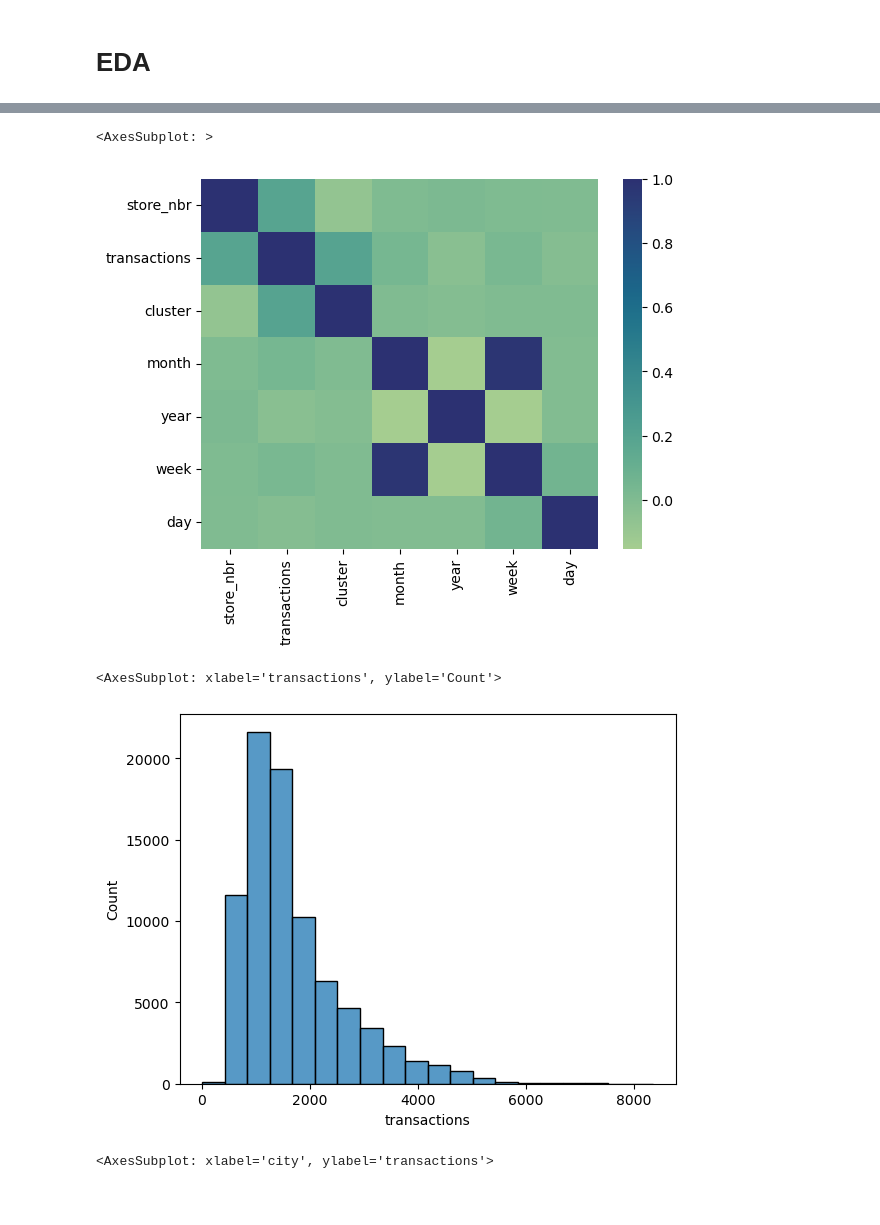
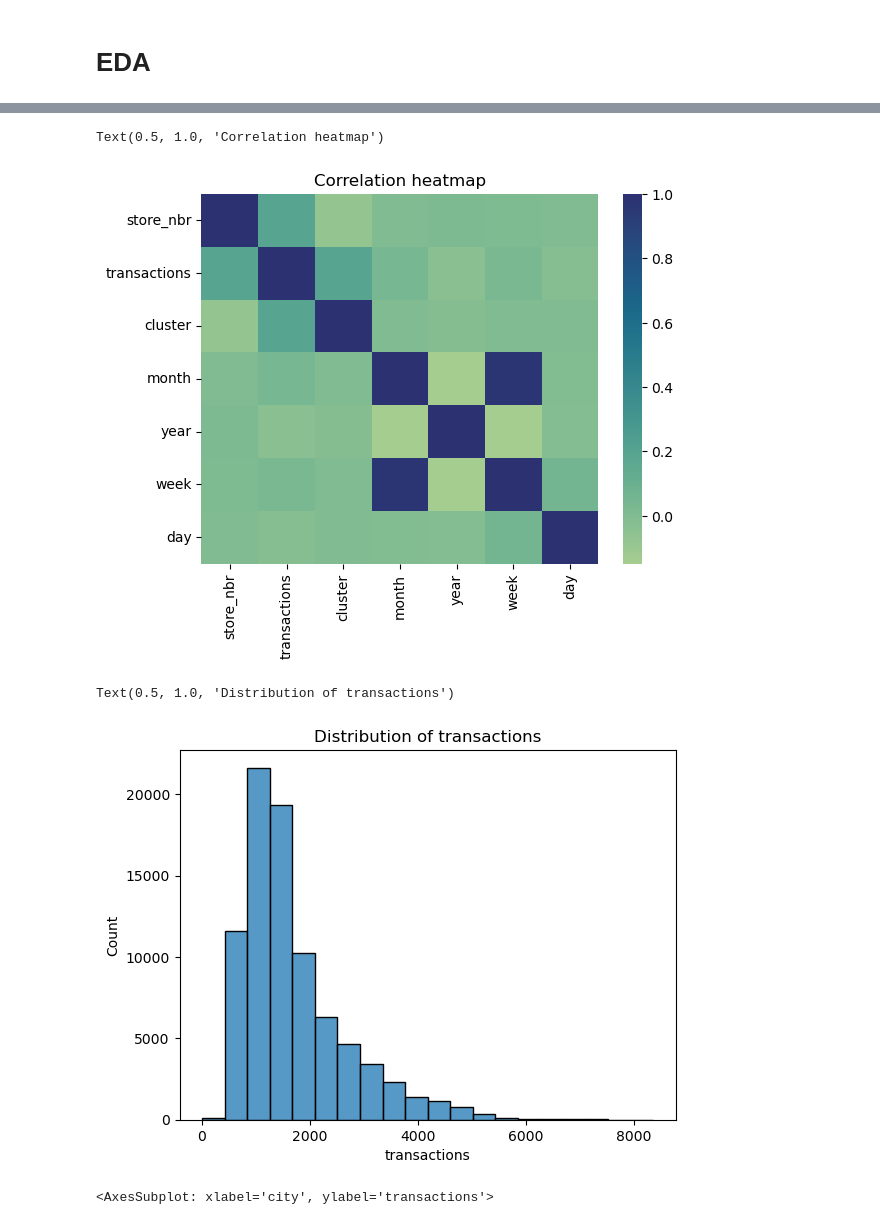
Before and after one commit to Amiromar1/DS-CHALLENGE, a Jupyter notebook: DS-1.ipynb, the cells around one changed output, grey strips where cells are left out. Drawn from its saved outputs; the diff is of its cells as text; code cells hidden in the pictures.

```diff
--- a/DS-1.ipynb
+++ b/DS-1.ipynb
@@ -41,12 +42,22 @@ transactions.head()
 # %%
 stores = transactions.merge(stores)
 
+stores['date'] = pd.to_datetime(stores['date'])
 
-stores['date'] = pd.to_datetime(stores['date'])
-stores['month'] = stores['date'].dt.month
-stores['year'] = stores['date'].dt.year
-stores['week'] = stores['date'].dt.week
-stores['day'] = stores['date'].dt.day
+pd.to_datetime(stores.index)
+stores = stores.rename(columns={'date': 'dates'})
 
-stores
+missing = pd.date_range(start="2013-01-01", end="2017-12-25")
+missing = pd.DataFrame(missing, columns=['dates'])
+#stores = outer_merged = pd.merge(stores, missing, how="outer", on=['dates'])
+stores = pd.merge(stores, missing, how="outer", on=['dates'])
+stores = stores.sort_values('dates')
+#stores = stores.set_index('date')
+#stores = stores.interpolate(method='nearest')
+stores['month'] = stores['dates'].dt.month
+stores['year'] = stores['dates'].dt.year
+stores['week'] = stores['dates'].dt.week
+stores['day'] = stores['dates'].dt.day
+stores = stores.set_index('dates')
+stores[stores['year'] == 2017].tail(400)
 # %% [output]
@@ -84,13 +92,15 @@ corr
 # %%
 sns.heatmap(data=corr, cmap='crest')
+plt.title('Correlation heatmap')
 # %% [output]
-<AxesSubplot: >
+Text(0.5, 1.0, 'Correlation heatmap')
-[figure, old version]
+[figure, new version]
 # %%
 sns.histplot(stores['transactions'], bins=20)
+plt.title('Distribution of transactions')
 # %% [output]
-<AxesSubplot: xlabel='transactions', ylabel='Count'>
+Text(0.5, 1.0, 'Distribution of transactions')
-[figure, old version]
+[figure, new version]
 # %%
 plt.figure(figsize=(30,6))
 
```
Also changed, not shown: parts of 14 cells of this notebook.
